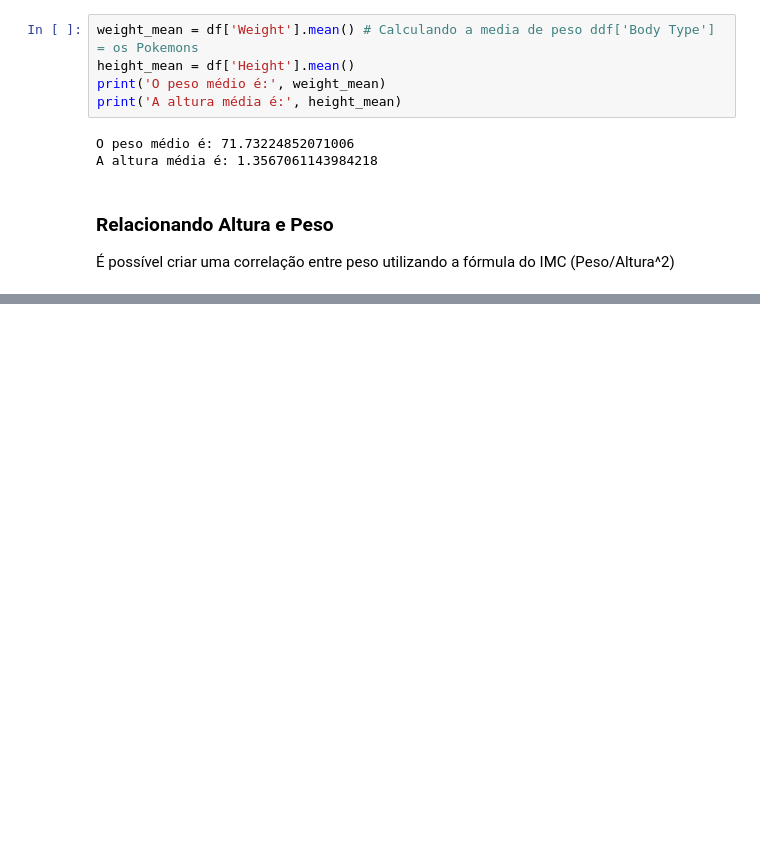
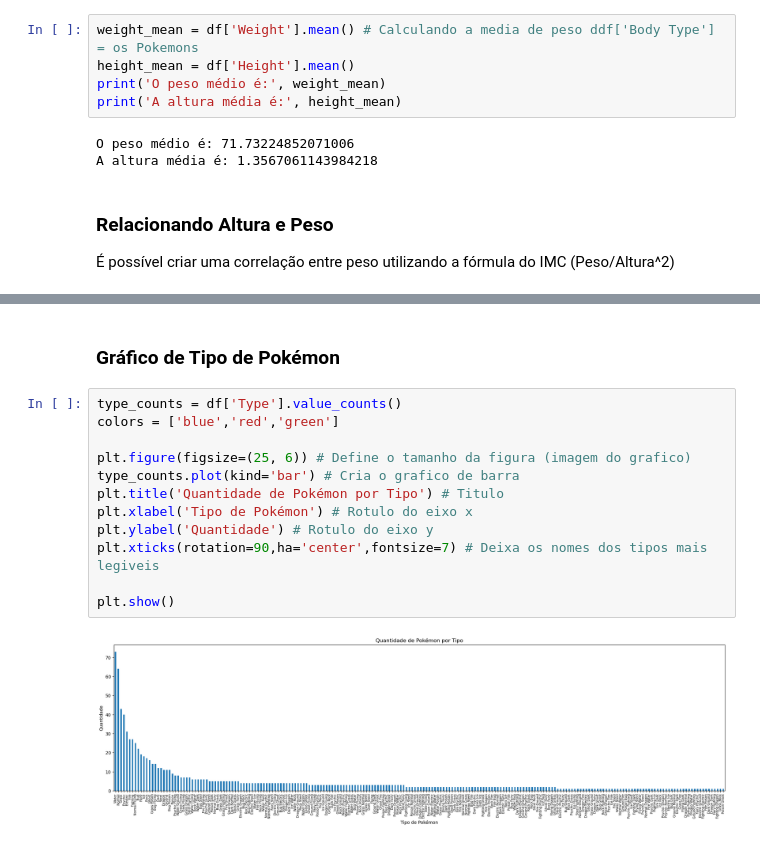
Before and after one commit to HugoH3/PokemonAnalysis, a Jupyter notebook: pokemon_exercicio.ipynb, the cells around one changed output, grey strips where cells are left out. Saved outputs shown, nothing was run; the diff lists cells and outputs as text; blank space fills up the shorter version.

Commit message:
criação de gráficos

```diff
--- a/pokemon_exercicio.ipynb
+++ b/pokemon_exercicio.ipynb
@@ -212,0 +250,16 @@ df.groupby('Type')['']
+# %% [markdown]
+### Gráfico de Tipo de Pokémon
+# %%
+type_counts = df['Type'].value_counts()
+colors = ['blue','red','green']
+
+plt.figure(figsize=(25, 6)) # Define o tamanho da figura (imagem do grafico)
+type_counts.plot(kind='bar') # Cria o grafico de barra
+plt.title('Quantidade de Pokémon por Tipo') # Titulo
+plt.xlabel('Tipo de Pokémon') # Rotulo do eixo x
+plt.ylabel('Quantidade') # Rotulo do eixo y
+plt.xticks(rotation=90,ha='center',fontsize=7) # Deixa os nomes dos tipos mais legiveis
+
+plt.show()
+# %% [output]
+[figure, added]
```
Also changed, not shown: parts of 12 cells of this notebook.
